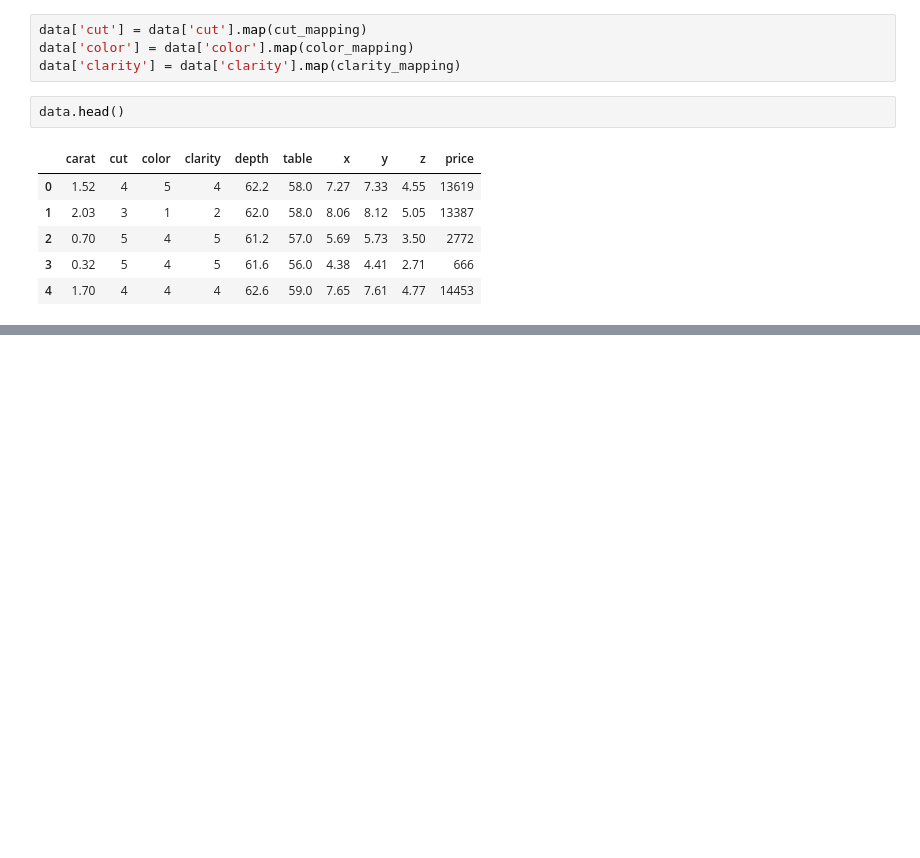
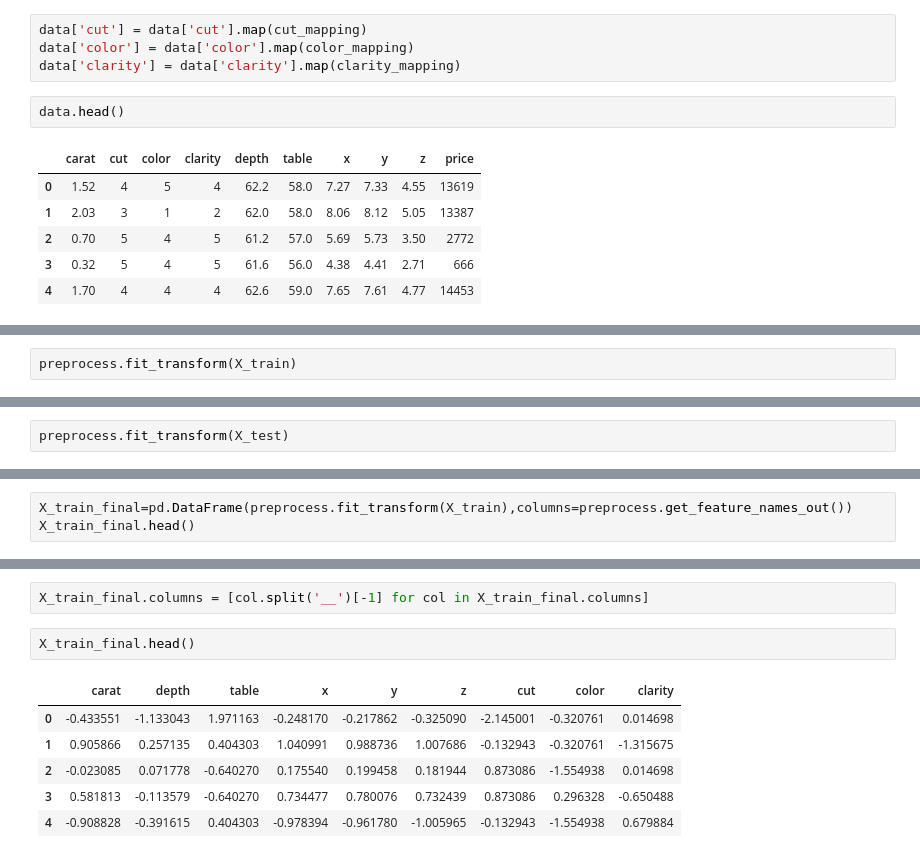
Before and after one commit to sriramsriram3/Gemstone-Price-Prediction-End-to-End-Pipeline, a Jupyter notebook: experiments/experiment.ipynb, the cells around one changed output, grey strips where cells are left out. Cells and saved outputs as stored; diff of their text form; blank space fills up the shorter version.

```diff
--- a/experiments/experiment.ipynb
+++ b/experiments/experiment.ipynb
@@ -343,0 +420,2 @@ data.head()
+# %%
+preprocess.fit_transform(X_train)
@@ -343,0 +436,2 @@ data.head()
+# %%
+preprocess.fit_transform(X_test)
@@ -343,0 +459,3 @@ data.head()
+# %%
+X_train_final=pd.DataFrame(preprocess.fit_transform(X_train),columns=preprocess.get_feature_names_out())
+X_train_final.head()
@@ -343,0 +469,11 @@ data.head()
+# %%
+X_train_final.columns = [col.split('__')[-1] for col in X_train_final.columns]
+# %%
+X_train_final.head()
+# %% [output]
+|  | carat | depth | table | x | y | z | cut | color | clarity |
+| 0 | -0.433551 | -1.133043 | 1.971163 | -0.248170 | -0.217862 | -0.325090 | -2.145001 | -0.320761 | 0.014698 |
+| 1 | 0.905866 | 0.257135 | 0.404303 | 1.040991 | 0.988736 | 1.007686 | -0.132943 | -0.320761 | -1.315675 |
+| 2 | -0.023085 | 0.071778 | -0.640270 | 0.175540 | 0.199458 | 0.181944 | 0.873086 | -1.554938 | 0.014698 |
+| 3 | 0.581813 | -0.113579 | -0.640270 | 0.734477 | 0.780076 | 0.732439 | 0.873086 | 0.296328 | -0.650488 |
+| 4 | -0.908828 | -0.391615 | 0.404303 | -0.978394 | -0.961780 | -1.005965 | -0.132943 | -1.554938 | 0.679884 |
```
Also changed, not shown: parts of 21 cells of this notebook.
